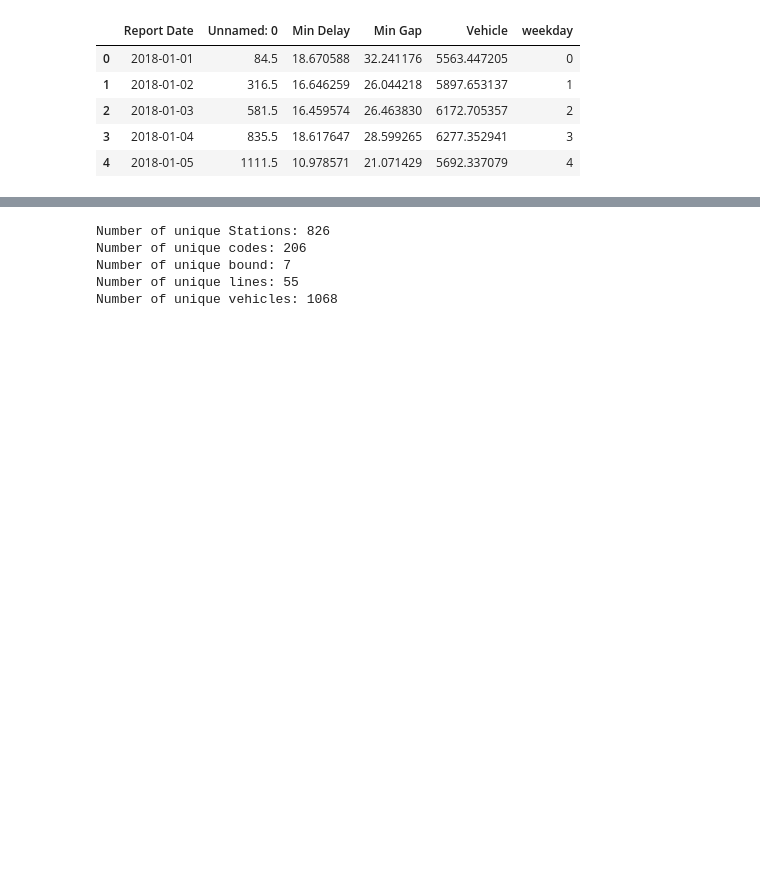
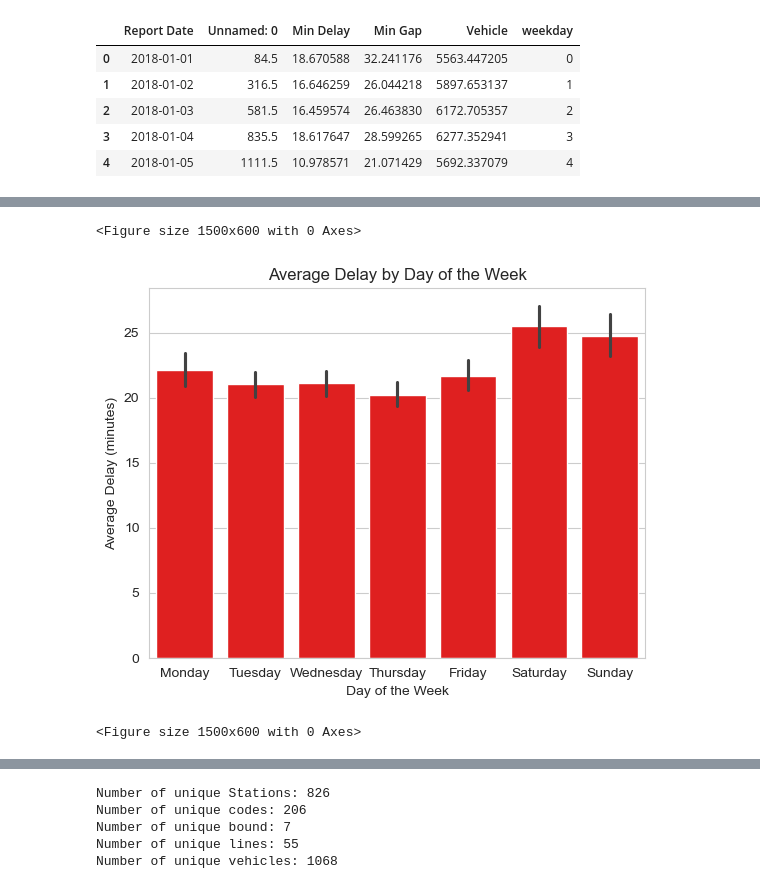
Before and after one commit to katherinewest/CME538_2023, a Jupyter notebook: EDA.ipynb, the cells around one changed output, grey strips where cells are left out. Saved outputs shown, nothing was run; the diff lists cells and outputs as text; code cells hidden in the pictures; blank space fills up the shorter version.

```diff
--- a/EDA.ipynb
+++ b/EDA.ipynb
@@ -318,3 +330,13 @@ ttc_bus_daily.groupby("weekday").mean("Min Delay")
+# %%
+ax = sns.barplot(data=ttc_bus_daily, x = "weekday", y = "Min Delay", color="red", )
+plt.title("Average Delay by Day of the Week")
+plt.xlabel("Day of the Week")
+plt.ylabel("Average Delay (minutes)")
+plt.figure(figsize=(15,6))
+# %% [output]
+<Figure size 1500x600 with 0 Axes>
+[figure, added]
+<Figure size 1500x600 with 0 Axes>
 # %%
 ttc_bus_df.head()
 # %% [output]
```
Also changed, not shown: parts of 6 cells of this notebook.
